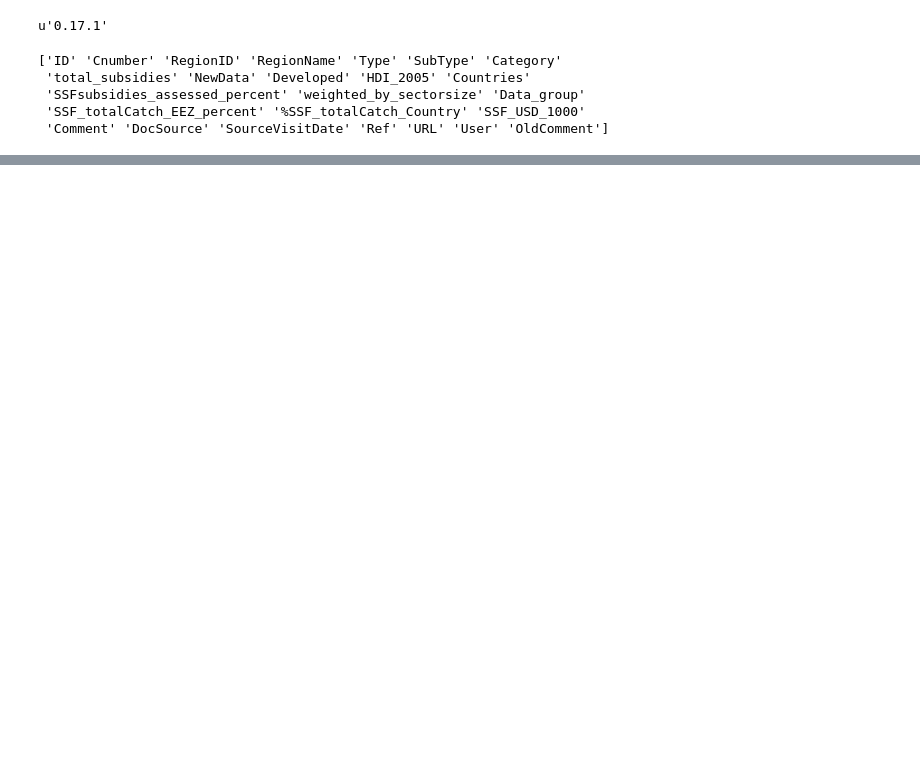
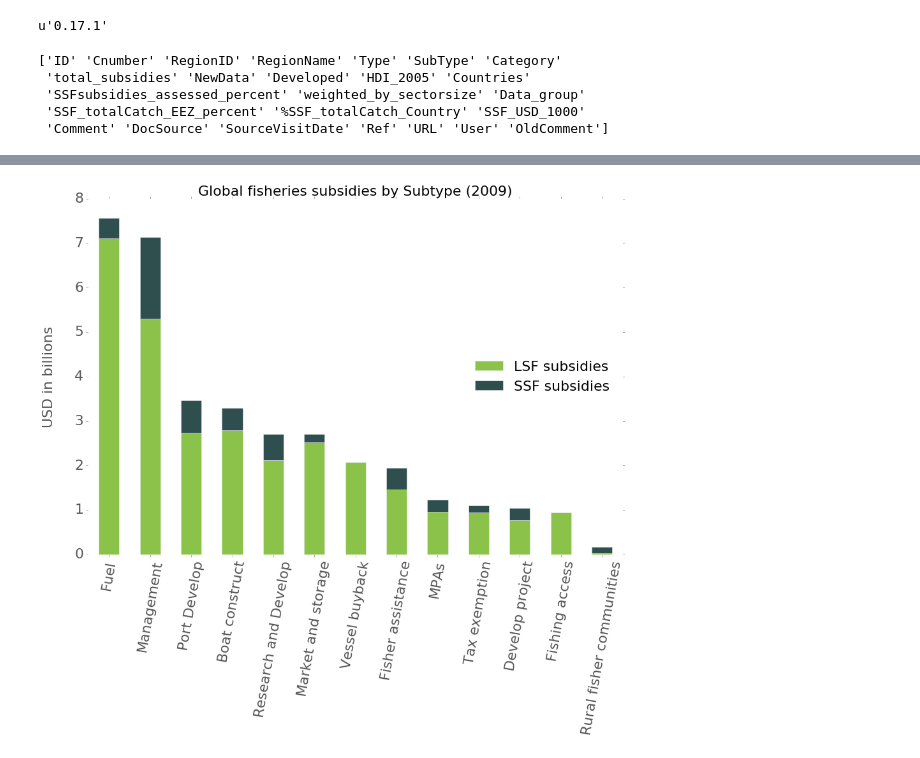
Before and after one commit to annaschu/subsidies, a Jupyter notebook: SSF subsidies capped.ipynb, the cells around one changed output, grey strips where cells are left out. Cells and saved outputs as stored; diff of their text form; code cells hidden in the pictures; blank space fills up the shorter version.

```diff
--- a/SSF subsidies capped.ipynb
+++ b/SSF subsidies capped.ipynb
@@ -422,3 +586,22 @@ plt.show()
+# %%
+ax = Subsidies_per_subtype_billions[['LSF subsidies','SSF subsidies']].plot(kind='bar', figsize=(
+        15,10),stacked=True, legend=True, fontsize=22, color=['#8bc34a',"darkslategrey"]
+                                                                           )
+ax.set_title("Global fisheries subsidies by Subtype (2009)", fontsize=22)
+ax.set_ylabel("USD in billions",fontsize=22)
+ax.yaxis.labelpad = 30
+ax.set_xlabel("",fontsize=22)
+ax.set_xticklabels(['Fuel', 'Management','Port Develop','Boat construct','Research and Develop','Market and storage',
+                    'Vessel buyback','Fisher assistance','MPAs','Tax exemption','Develop project','Fishing access','Rural fisher communities'],rotation=80, fontsize=22)
+ax.set_axis_bgcolor('w')
+legend = plt.legend(loc=5,fontsize=22)
+legend.get_frame().set_facecolor('w')
+plt.savefig('Subsidies_Subtype_colour.svg', dpi=400, bbox_inches='tight')
+plt.savefig('Subsidies_Subtype_colour.pdf', dpi=400, bbox_inches='tight')
+
+plt.show()
+# %% [output]
+[figure, added]
 # %%
 Subtypes = Subsidies_per_subtype.loc[:,['SSF percent', 'SSF subsidies','total_subsidies']]
 Subtypes.to_csv('subtypes.csv')
```
Also changed, not shown: parts of 47 cells of this notebook, 20 other files.
